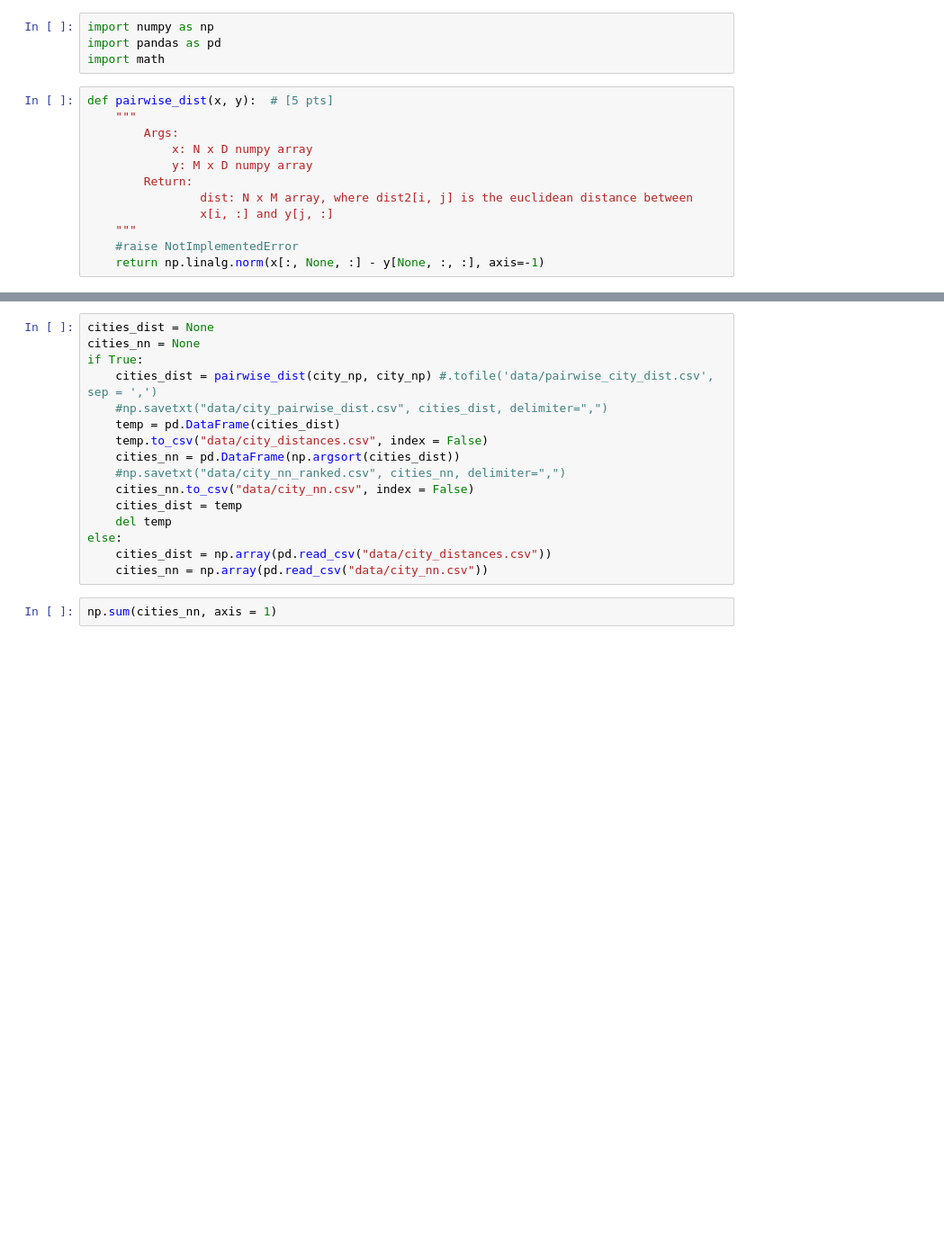
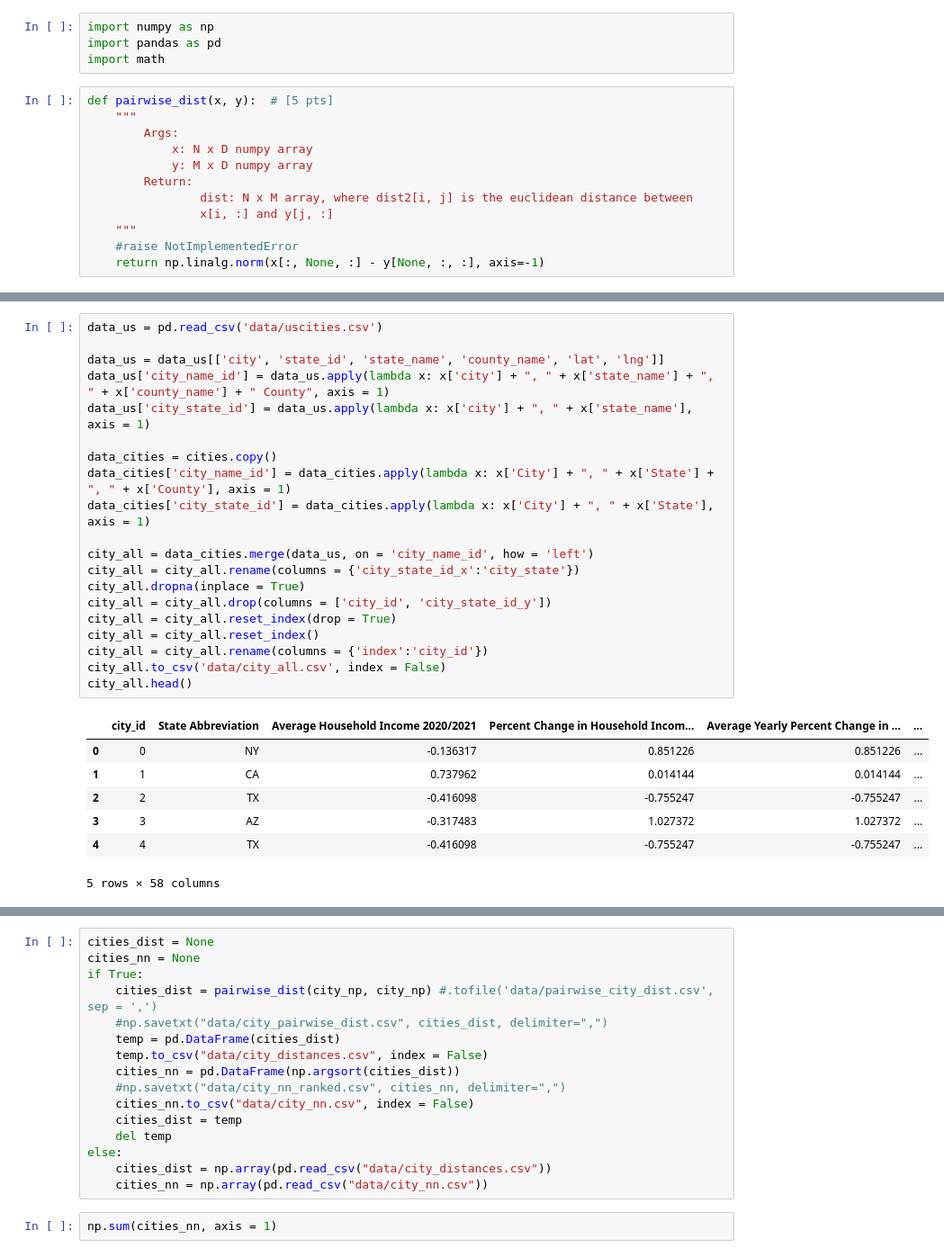
Before and after one commit to JosephGeibig/CityFinder, a Jupyter notebook: knn.ipynb, the cells around one changed output, grey strips where cells are left out. Shown: that part at 90% size. Drawn from its saved outputs; the diff is of its cells as text; blank space fills up the shorter version.

```diff
--- a/knn.ipynb
+++ b/knn.ipynb
@@ -28,4 +28,32 @@ cities.head()
 5 rows × 50 columns
+# %%
+data_us = pd.read_csv('data/uscities.csv')
+
+data_us = data_us[['city', 'state_id', 'state_name', 'county_name', 'lat', 'lng']]
+data_us['city_name_id'] = data_us.apply(lambda x: x['city'] + ", " + x['state_name'] + ", " + x['county_name'] + " County", axis = 1)
+data_us['city_state_id'] = data_us.apply(lambda x: x['city'] + ", " + x['state_name'], axis = 1)
+
+data_cities = cities.copy()
+data_cities['city_name_id'] = data_cities.apply(lambda x: x['City'] + ", " + x['State'] + ", " + x['County'], axis = 1)
+data_cities['city_state_id'] = data_cities.apply(lambda x: x['City'] + ", " + x['State'], axis = 1)
+
+city_all = data_cities.merge(data_us, on = 'city_name_id', how = 'left')
+city_all = city_all.rename(columns = {'city_state_id_x':'city_state'})
+city_all.dropna(inplace = True)
+city_all = city_all.drop(columns = ['city_id', 'city_state_id_y'])
+city_all = city_all.reset_index(drop = True)
+city_all = city_all.reset_index()
+city_all = city_all.rename(columns = {'index':'city_id'})
+city_all.to_csv('data/city_all.csv', index = False)
+city_all.head()
+# %% [output]
+|  | city_id | State Abbreviation | Average Household Income 2020/2021 | Percent Change in Household Incom... | Average Yearly Percent Change in ... | ... |
+| 0 | 0 | NY | -0.136317 | 0.851226 | 0.851226 | ... |
+| 1 | 1 | CA | 0.737962 | 0.014144 | 0.014144 | ... |
+| 2 | 2 | TX | -0.416098 | -0.755247 | -0.755247 | ... |
+| 3 | 3 | AZ | -0.317483 | 1.027372 | 1.027372 | ... |
+| 4 | 4 | TX | -0.416098 | -0.755247 | -0.755247 | ... |
+5 rows × 58 columns
 # %%
 city_all.columns
 # %% [output]
```
Also changed, not shown: parts of 15 cells of this notebook, 9 other files.
